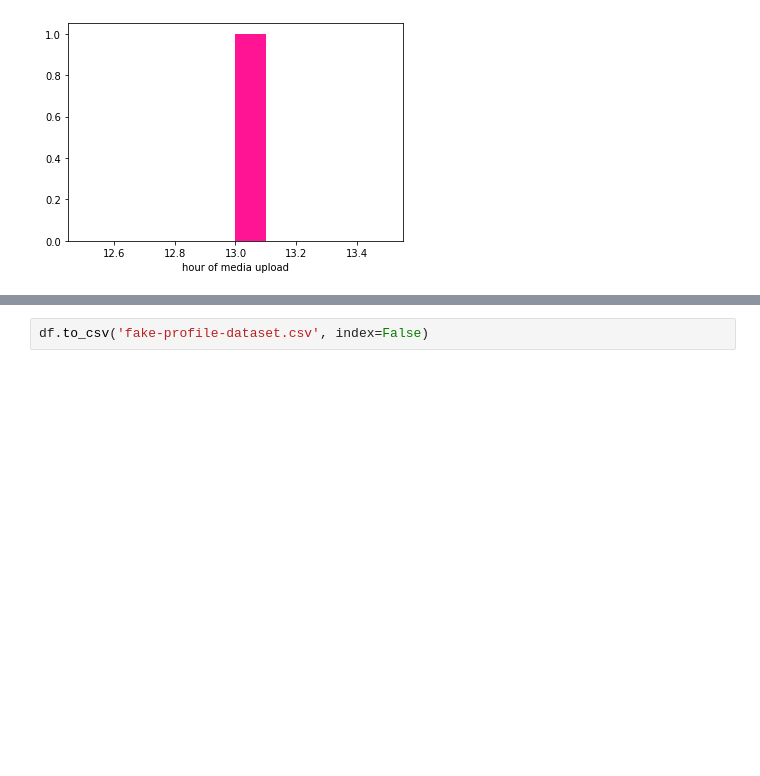
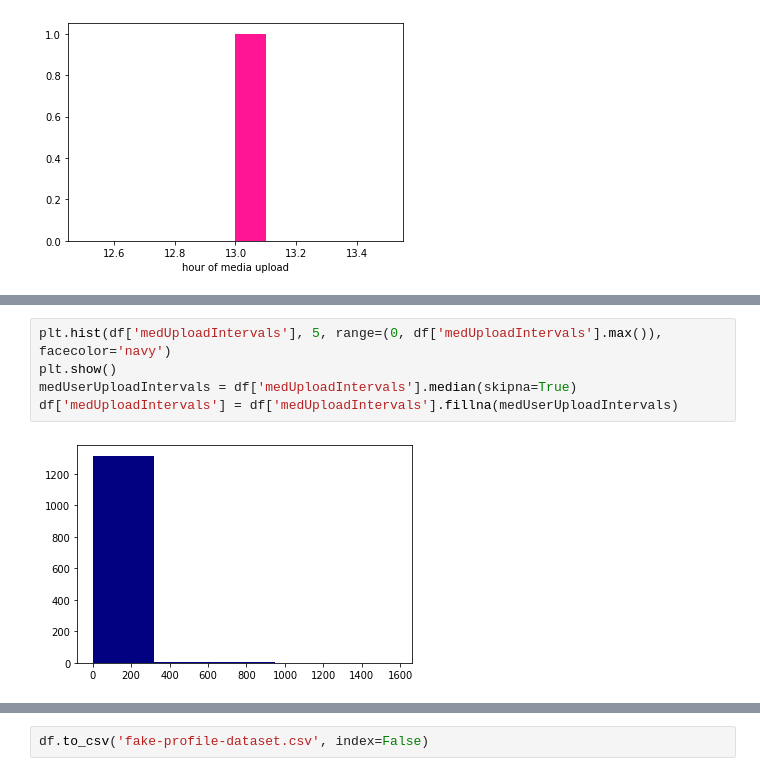
Before and after one commit to fatemehkarimi/fake-profile-detection, a Jupyter notebook: src/fake-profile-detection.ipynb, the cells around one changed output, grey strips where cells are left out. Saved outputs shown, nothing was run; the diff lists cells and outputs as text; blank space fills up the shorter version.

```diff
--- a/src/fake-profile-detection.ipynb
+++ b/src/fake-profile-detection.ipynb
@@ -148,3 +148,10 @@ for account in data:
     })
     accounts_list.append(tmp_account)
 df = pd.DataFrame.from_records(accounts_list)
+# %%
+plt.hist(df['medUploadIntervals'], 5, range=(0, df['medUploadIntervals'].max()), facecolor='navy')
+plt.show()
+medUserUploadIntervals = df['medUploadIntervals'].median(skipna=True)
+df['medUploadIntervals'] = df['medUploadIntervals'].fillna(medUserUploadIntervals)
+# %% [output]
+[figure, added]
```
Also changed, not shown: parts of 9 cells of this notebook, 2 other files.
